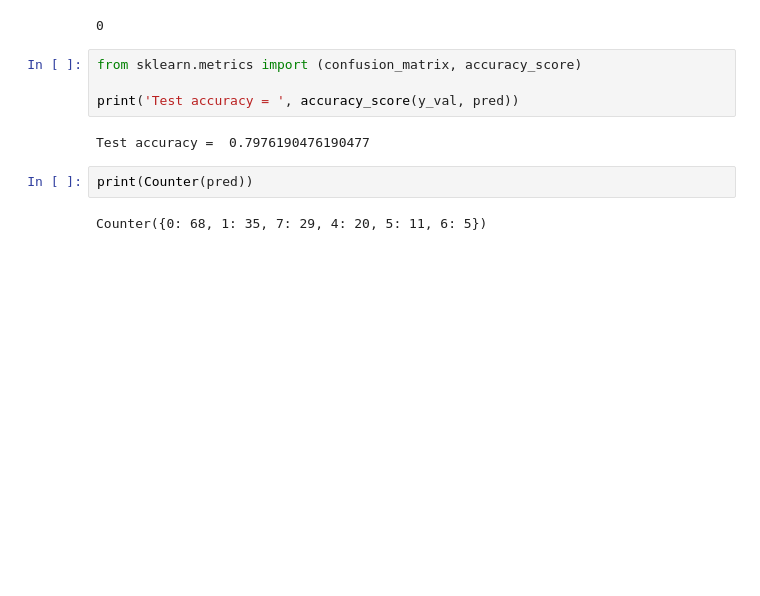
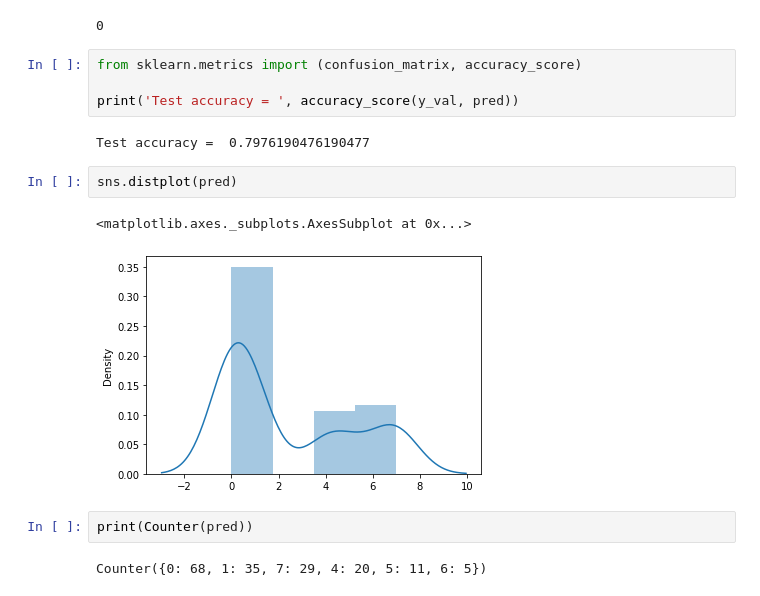
Before and after one commit to TracyRenee61/Misc-Predictions, a Jupyter notebook: E_Coli_sklearn_&_statsmodels.ipynb, the cells around one changed output. Cells and saved outputs as stored; diff of their text form; blank space fills up the shorter version.

```diff
--- a/E_Coli_sklearn_&_statsmodels.ipynb
+++ b/E_Coli_sklearn_&_statsmodels.ipynb
@@ -344,6 +344,11 @@ from sklearn.metrics import (confusion_matrix, accuracy_score)
 print('Test accuracy = ', accuracy_score(y_val, pred))
 # %% [output]
 Test accuracy =  0.7976190476190477
+# %%
+sns.distplot(pred)
+# %% [output]
+<matplotlib.axes._subplots.AxesSubplot at 0x...>
+[figure, added]
 # %%
 print(Counter(pred))
 # %% [output]
```
Also changed, not shown: parts of 2 cells of this notebook.
